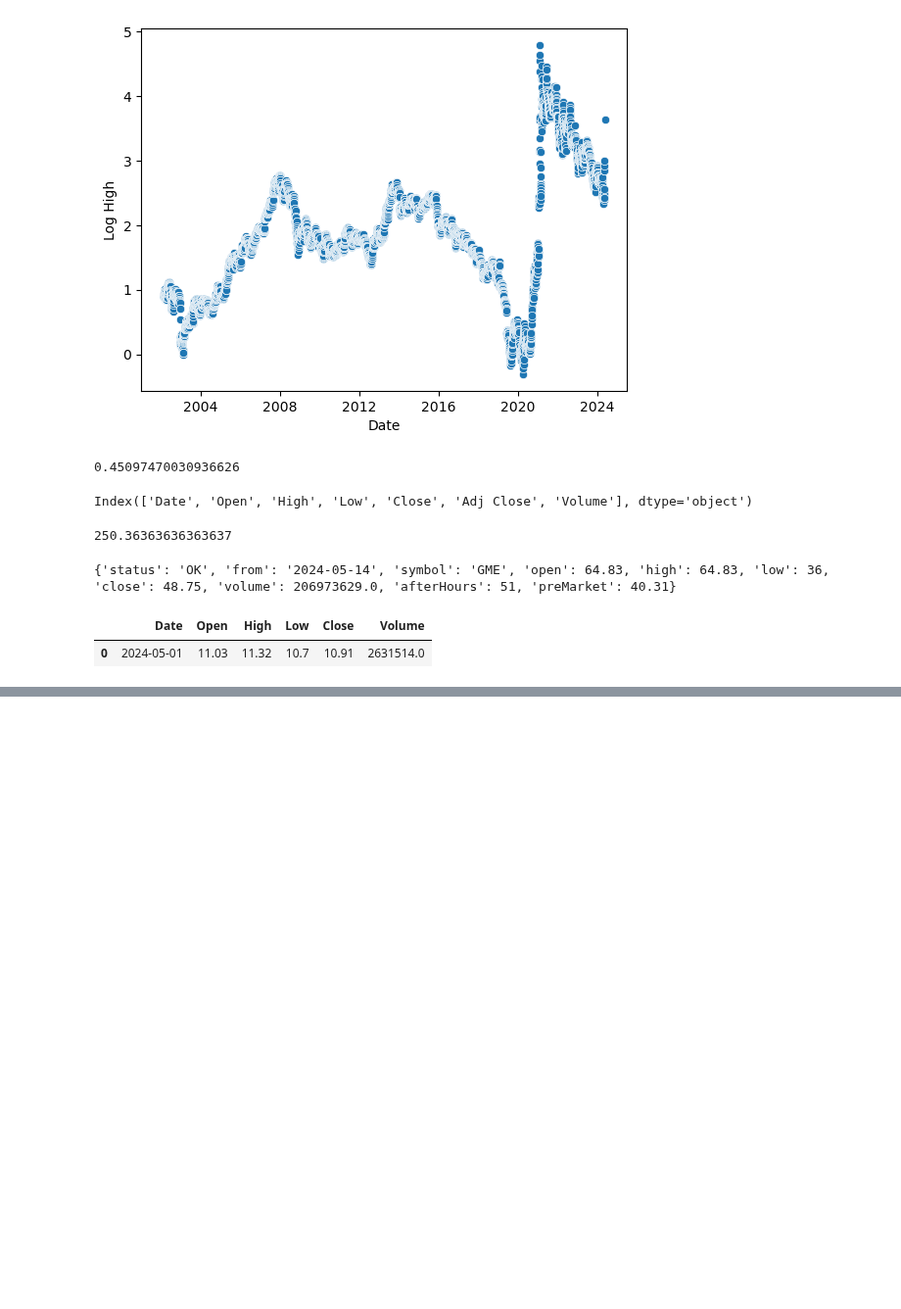
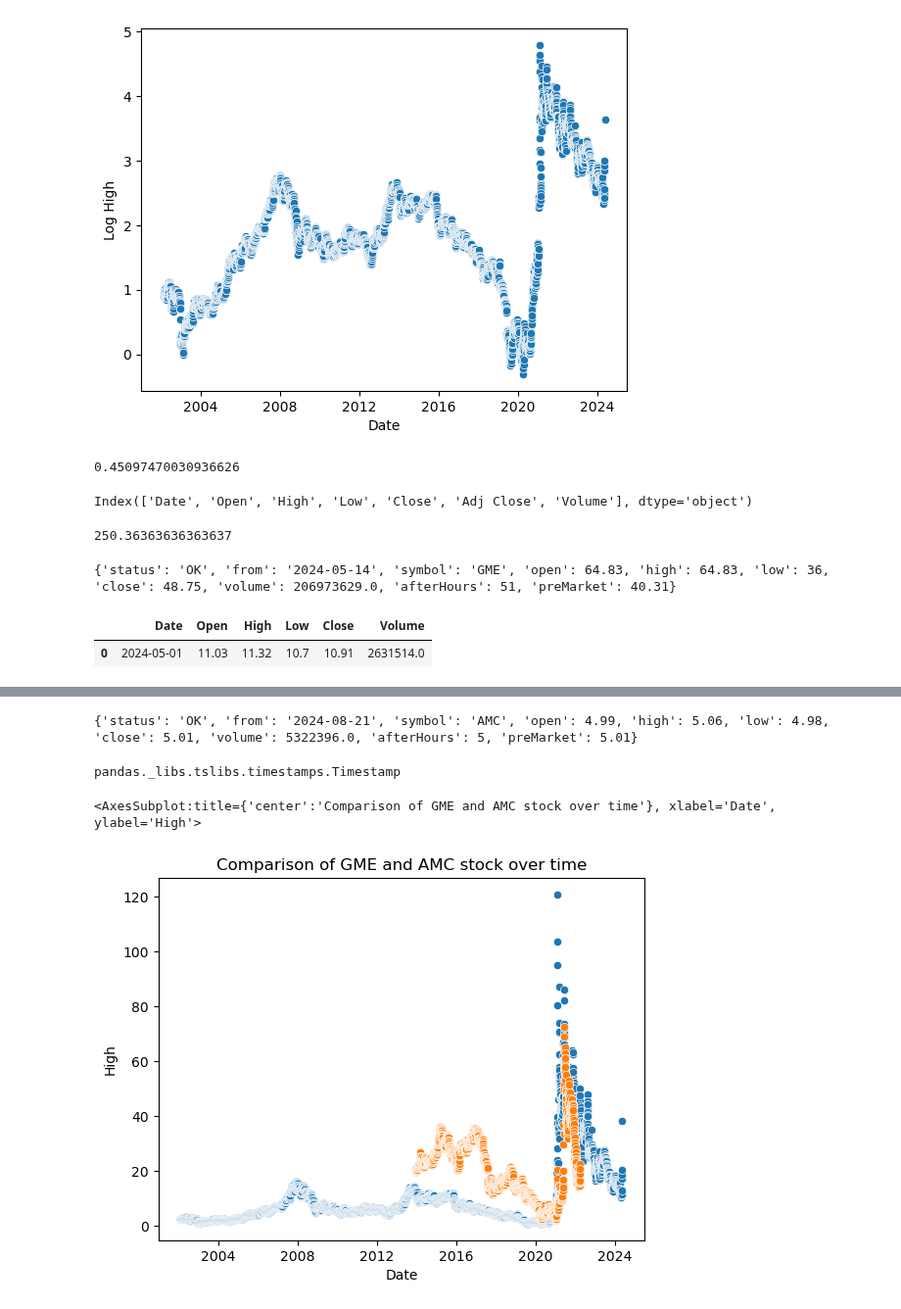
Before and after one commit to SSpindt/AI, a Jupyter notebook: Semester 1/Stocks/Stocks.ipynb, the cells around one changed output, grey strips where cells are left out. Shown at 98% size. Saved outputs shown, nothing was run; the diff lists cells and outputs as text; code cells hidden in the pictures; blank space fills up the shorter version.

Commit message:
Merged Data

```diff
--- a/Semester 1/Stocks/Stocks.ipynb
+++ b/Semester 1/Stocks/Stocks.ipynb
@@ -191,0 +167,9 @@ sns.scatterplot(data=amc, x="Date", y="High")
+# %%
+# Get AMC data using Polygon.io
+url = 'https://api.polygon.io/v1/open-close/AMC/2024-08-21?adjusted=false&apiKey=pqM3pnssdX3a9Ps3whjdxguDpbElVPfg'
+r = requests.get(url)
+data = r.json()
+
+print(data)
+# %% [output]
+{'status': 'OK', 'from': '2024-08-21', 'symbol': 'AMC', 'open': 4.99, 'high': 5.06, 'low': 4.98, 'close': 5.01, 'volume': 5322396.0, 'afterHours': 5, 'preMarket': 5.01}
@@ -191,0 +182,10 @@ sns.scatterplot(data=amc, x="Date", y="High")
+# %%
+type(amc.loc[0]["Date"])
+# %% [output]
+pandas._libs.tslibs.timestamps.Timestamp
+# %%
+sns.scatterplot(data=df, x="Date", y="High").set_title("Comparison of GME and AMC stock over time")
+sns.scatterplot(data=amc, x="Date", y="High")
+# %% [output]
+<AxesSubplot:title={'center':'Comparison of GME and AMC stock over time'}, xlabel='Date', ylabel='High'>
+[figure, added]
```
Also changed, not shown: parts of 15 cells of this notebook.
